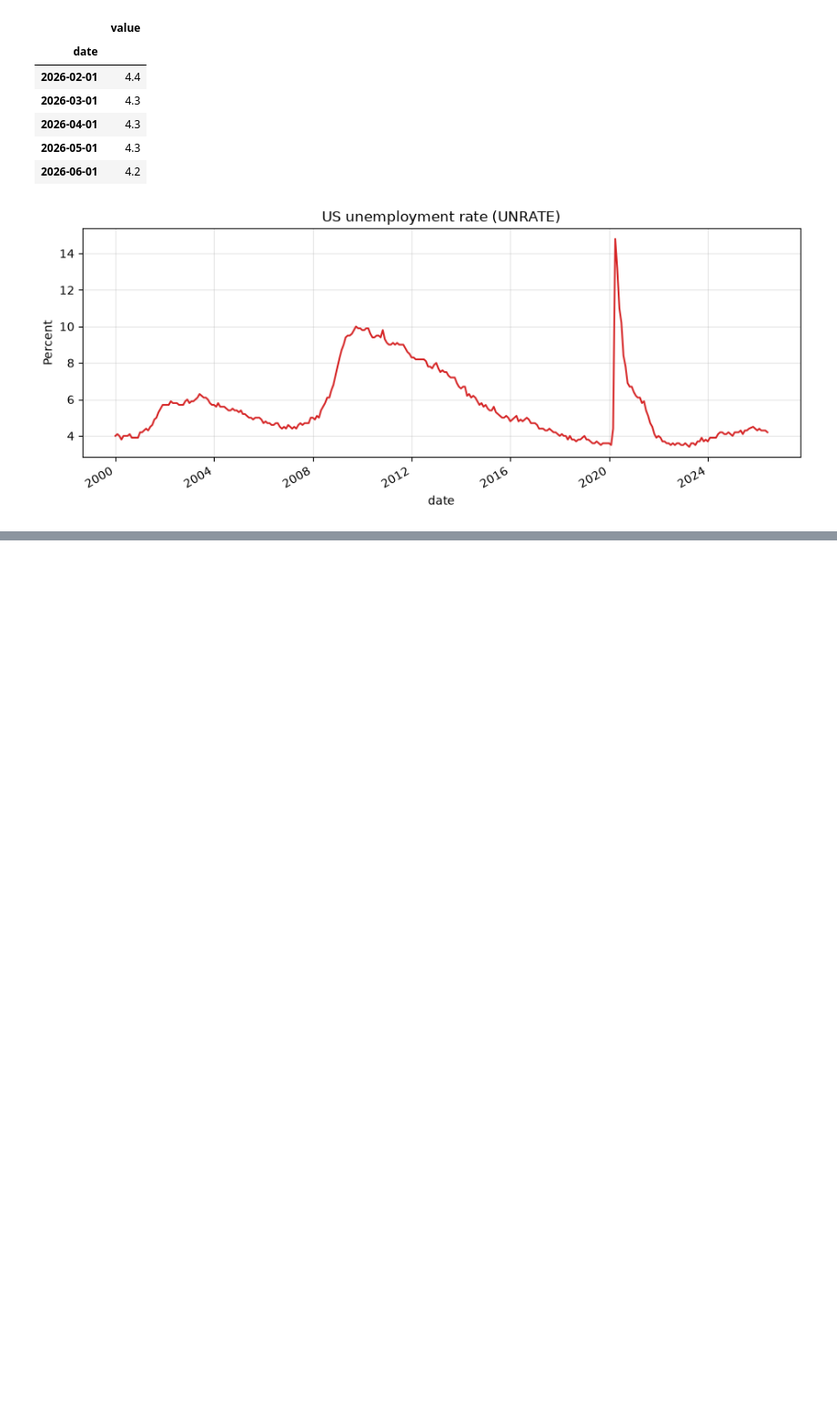
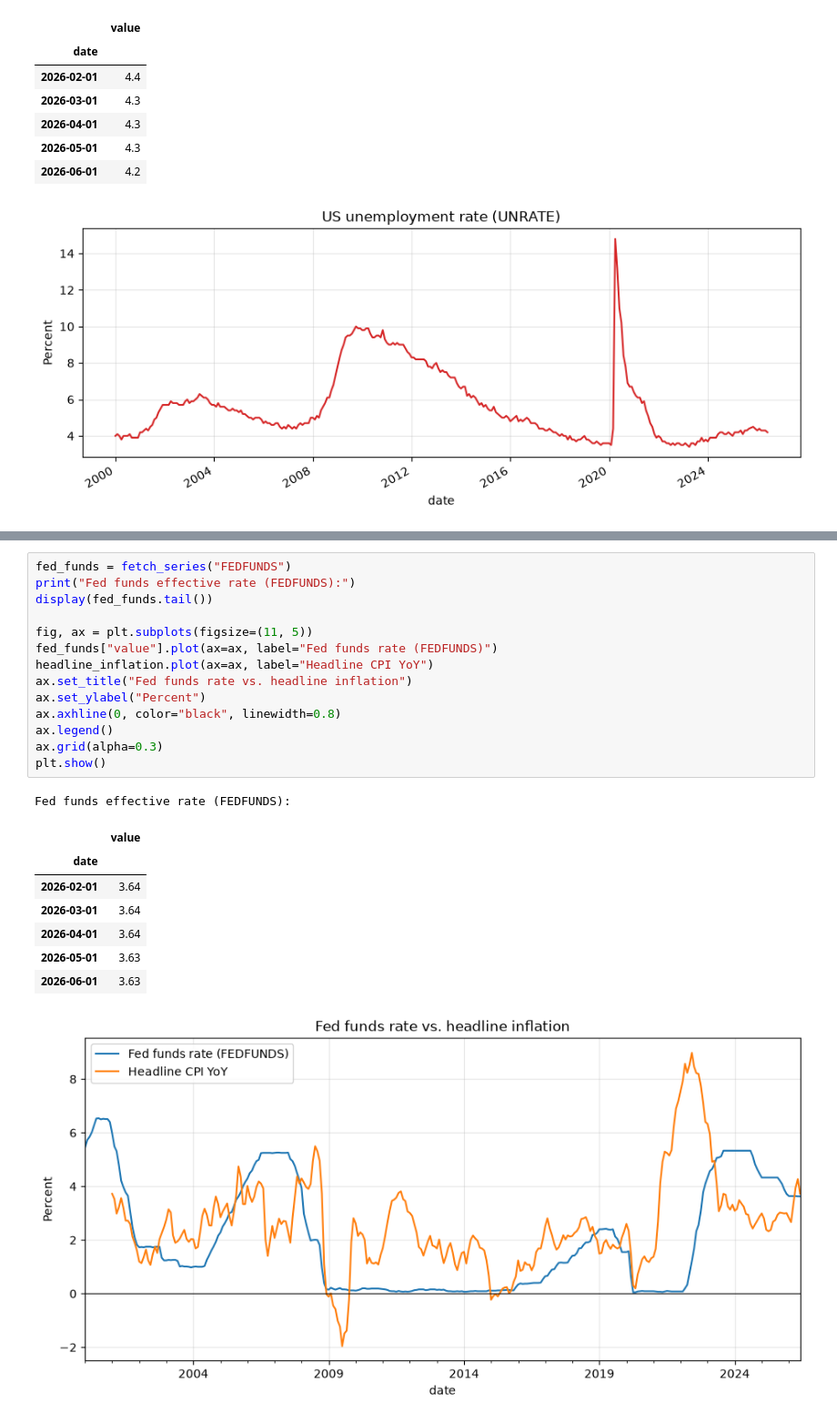
Before and after one commit to thatbeer/macro_data, a Jupyter notebook: notebooks/fred_indicators_query.ipynb, the cells around one changed output, grey strips where cells are left out. Shown at 91% size. Cells and saved outputs as stored; diff of their text form; blank space fills up the shorter version.

Commit message:
Add fed funds vs inflation section to FRED indicators query notebook

```diff
--- a/notebooks/fred_indicators_query.ipynb
+++ b/notebooks/fred_indicators_query.ipynb
@@ -164,0 +170,24 @@ Unemployment rate (UNRATE):
+# %%
+fed_funds = fetch_series("FEDFUNDS")
+print("Fed funds effective rate (FEDFUNDS):")
+display(fed_funds.tail())
+
+fig, ax = plt.subplots(figsize=(11, 5))
+fed_funds["value"].plot(ax=ax, label="Fed funds rate (FEDFUNDS)")
+headline_inflation.plot(ax=ax, label="Headline CPI YoY")
+ax.set_title("Fed funds rate vs. headline inflation")
+ax.set_ylabel("Percent")
+ax.axhline(0, color="black", linewidth=0.8)
+ax.legend()
+ax.grid(alpha=0.3)
+plt.show()
+# %% [output]
+Fed funds effective rate (FEDFUNDS):
+|  | value |
+| date |  |
+| 2026-02-01 | 3.64 |
+| 2026-03-01 | 3.64 |
+| 2026-04-01 | 3.64 |
+| 2026-05-01 | 3.63 |
+| 2026-06-01 | 3.63 |
+[figure, added]
```
Also changed, not shown: parts of 1 cell of this notebook.
